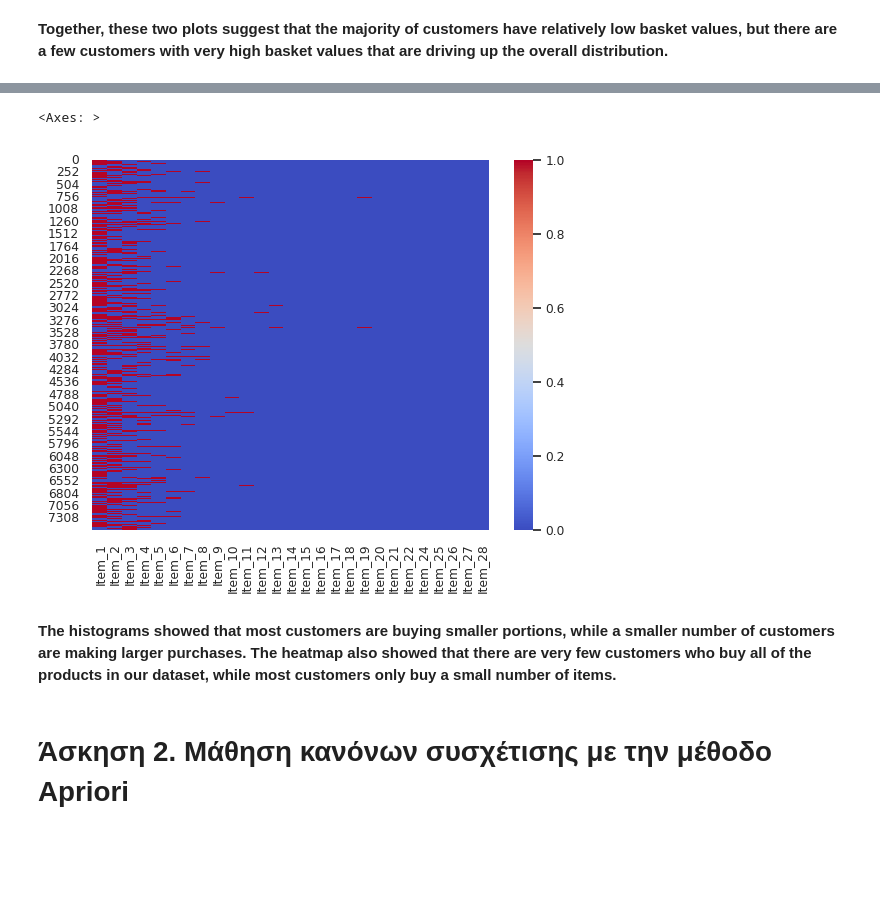
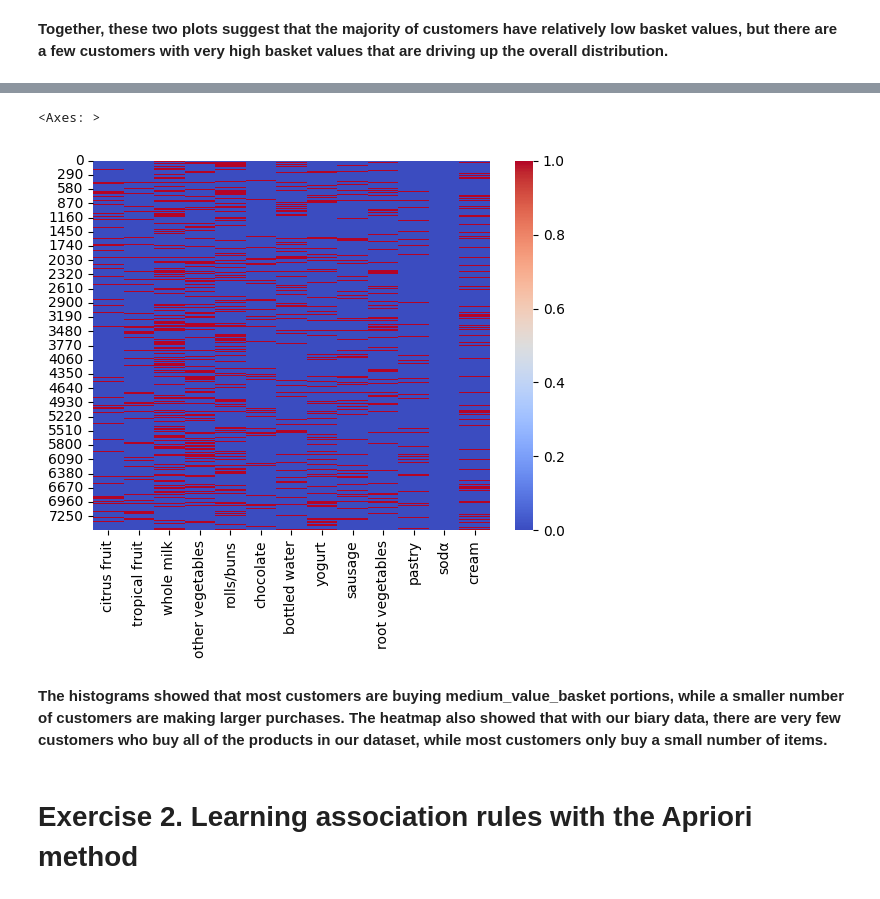
Before and after one commit to tfysekis/Data-Mining, a Jupyter notebook: Mining_Knowledge.ipynb, the cells around one changed output, grey strips where cells are left out. Drawn from its saved outputs; the diff is of its cells as text; code cells hidden in the pictures; blank space fills up the shorter version.

```diff
--- a/Mining_Knowledge.ipynb
+++ b/Mining_Knowledge.ipynb
@@ -130,0 +77,7 @@ plt.show()
+# %%
+# Define the items to keep
+items_to_keep = ['citrus fruit', 'tropical fruit', 'whole milk', 'other vegetables', 'rolls/buns', 'chocolate', 'bottled water', 'yogurt', 'sausage', 'root vegetables', 'pastry', 'sodα', 'cream']
+
+# Insert new columns for each item in items_to_keep
+for item in items_to_keep:
+    data[item] = data.apply(lambda row: 1 if item in str(row.values) else 0, axis=1)
@@ -130,0 +86,4 @@ plt.show()
+# %%
+# Drop the Item columns
+data.drop(columns=[f'Item_{i}' for i in range(1, 33)], inplace=True)
+data.head()
@@ -130,0 +106,20 @@ plt.show()
+# %%
+# Calculate average basket value
+avg_basket_value = data['basket_value'].mean()
+
+# Create new column for basket category
+data.insert(2, 'basket_category', '')
+
+# Loop through rows and assign basket category based on basket value
+for i, row in data.iterrows():
+    if row['basket_value'] < avg_basket_value/2:
+        data.at[i, 'basket_category'] = 'low_value_basket'
+    elif row['basket_value'] >= avg_basket_value/2 and row['basket_value'] < avg_basket_value*2:
+        data.at[i, 'basket_category'] = 'medium_value_basket'
+    else:
+        data.at[i, 'basket_category'] = 'high_value_basket'
+
+# Drop original basket value column
+data.drop(columns=['basket_value'], inplace=True)
+
+data.head()
@@ -131,19 +147,19 @@ plt.show()
 # %%
 import seaborn as sns
 # Heatmap
 
 # Select only the item columns
-item_cols = binary_data.columns[3:]
+item_cols = data.columns[3:]
 
 # Create a new DataFrame with only the item columns
-binary_data_items = binary_data[item_cols]
+binary_data_items = data[item_cols]
 
 # Create a heatmap of the binary data
 sns.heatmap(binary_data_items, cmap='coolwarm', cbar=True)
 # %% [output]
 <Axes: >
-[figure, old version]
+[figure, new version]
 # %% [markdown]
-**The histograms showed that most customers are buying smaller portions, while a smaller number of customers are making larger purchases. The heatmap also showed that there are very few customers who buy all of the products in our dataset, while most customers only buy a small number of items.**
+**The histograms showed that most customers are buying medium_value_basket portions, while a smaller number of customers are making larger purchases. The heatmap also showed that with our biary data, there are very few customers who buy all of the products in our dataset, while most customers only buy a small number of items.**
-# %% [markdown]
-# **Άσκηση 2. Μάθηση κανόνων συσχέτισης με την μέθοδο Apriori**
+# %% [markdown]
+# **Exercise 2. Learning association rules with the Apriori method**
```
Also changed, not shown: parts of 16 cells of this notebook.
